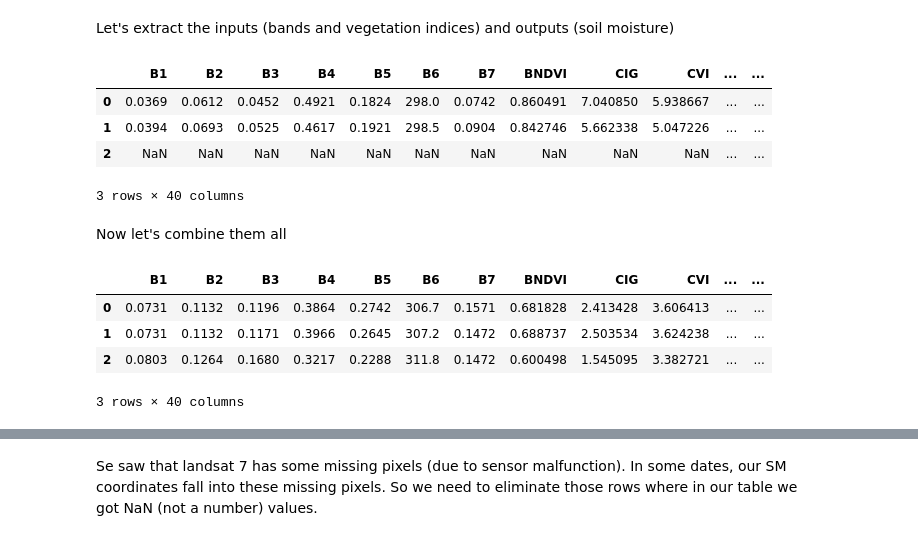
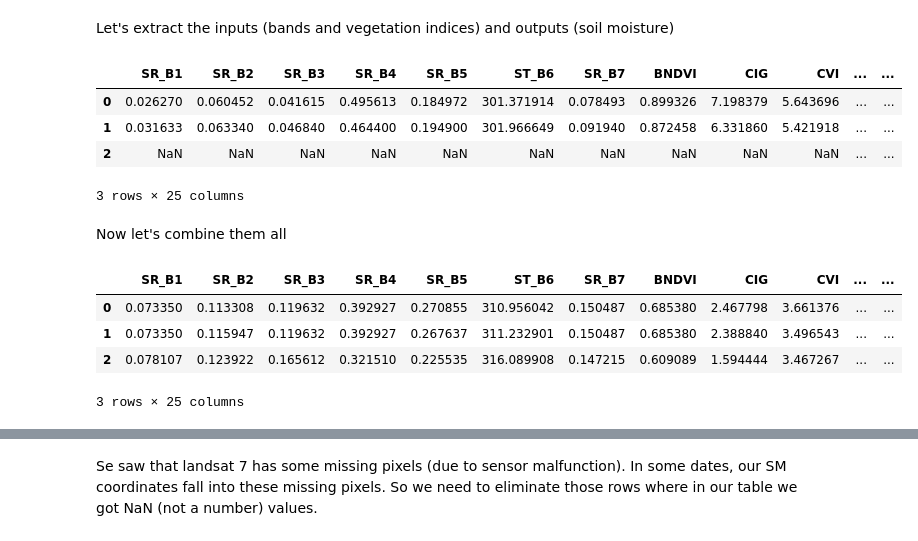
Before and after one commit to diviningwater/Machine-Learning-Applications-in-Remote-Sensing-Data, a Jupyter notebook: DSAW_Application_1_Step_2.ipynb, the cells around one changed output, grey strips where cells are left out. Drawn from its saved outputs; the diff is of its cells as text; code cells hidden in the pictures.

```diff
--- a/DSAW_Application_1_Step_2.ipynb
+++ b/DSAW_Application_1_Step_2.ipynb
@@ -64,8 +64,8 @@ print(sorted(sm_data_jun_30))
 # %% [markdown]
 Let's extract the inputs (bands and vegetation indices) and outputs (soil moisture)
 # %%
-bands=['B1','B2','B3','B4','B5','B6','B7']
-vegetation=['BNDVI','CIG','CVI','EVI','EVI2','GARI','GBNDVI','GEMI','GLI','GNDVI','GRNDVI','GVMI','MNDVI','NDVI','NGRDI','RVI','SAVI','VARI'
+bands=['SR_B1','SR_B2','SR_B3','SR_B4','SR_B5','ST_B6','SR_B7']
+vegetation=['BNDVI','CIG','CVI','EVI','EVI2','GARI','GBNDVI','GEMI','GLI','GNDVI','GRNDVI','GVMI','MNDVI','NDVI','NGRDI','SAVI','VARI'
 ]
 burn =['BAI','NBR','CSIT','NBRT','NDVIT','SAVIT']
 water=['MNDWI','NDWI']
@@ -73,19 +73,20 @@ snow=['NDSI']
 drought=['NDDI']
 kernel=['kEVI','kNDVI','kRVI','kVARI']
 # %%
-landsat7_may_13_sm_pixels=sm_data_may_13[bands+ vegetation+burn+water+snow+drought+kernel+['SM0513']]
-landsat7_may_29_sm_pixels=sm_data_may_29[bands+ vegetation+burn+water+snow+drought+kernel+['SM0529']]
-landsat7_jun_14_sm_pixels=sm_data_jun_14[bands+ vegetation+burn+water+snow+drought+kernel+['SM0614']]
-landsat7_jun_30_sm_pixels=sm_data_jun_30[bands+ vegetation+burn+water+snow+drought+kernel+['SM0630']]
+# bands+ vegetation+burn+water+snow+drought+kernel
+landsat7_may_13_sm_pixels=sm_data_may_13[bands+ vegetation+['SM0513']]
+landsat7_may_29_sm_pixels=sm_data_may_29[bands+ vegetation+['SM0529']]
+landsat7_jun_14_sm_pixels=sm_data_jun_14[bands+ vegetation+['SM0614']]
+landsat7_jun_30_sm_pixels=sm_data_jun_30[bands+ vegetation+['SM0630']]
 
 
 landsat7_may_29_sm_pixels.head(3)
 # %% [output]
-|  | B1 | B2 | B3 | B4 | B5 | B6 | B7 | BNDVI | CIG | CVI | ... | ... |
-| 0 | 0.0369 | 0.0612 | 0.0452 | 0.4921 | 0.1824 | 298.0 | 0.0742 | 0.860491 | 7.040850 | 5.938667 | ... | ... |
-| 1 | 0.0394 | 0.0693 | 0.0525 | 0.4617 | 0.1921 | 298.5 | 0.0904 | 0.842746 | 5.662338 | 5.047226 | ... | ... |
+|  | SR_B1 | SR_B2 | SR_B3 | SR_B4 | SR_B5 | ST_B6 | SR_B7 | BNDVI | CIG | CVI | ... | ... |
+| 0 | 0.026270 | 0.060452 | 0.041615 | 0.495613 | 0.184972 | 301.371914 | 0.078493 | 0.899326 | 7.198379 | 5.643696 | ... | ... |
+| 1 | 0.031633 | 0.063340 | 0.046840 | 0.464400 | 0.194900 | 301.966649 | 0.091940 | 0.872458 | 6.331860 | 5.421918 | ... | ... |
 | 2 | NaN | NaN | NaN | NaN | NaN | NaN | NaN | NaN | NaN | NaN | ... | ... |
-3 rows × 40 columns
+3 rows × 25 columns
 # %% [markdown]
 Now let's combine them all
 # %%
@@ -99,11 +100,11 @@ sm_data_jun_30 = landsat7_jun_30_sm_pixels.rename({'SM0630': 'SM'}, axis=1)
 
 sm_data_jun_30.head(3)
 # %% [output]
-|  | B1 | B2 | B3 | B4 | B5 | B6 | B7 | BNDVI | CIG | CVI | ... | ... |
-| 0 | 0.0731 | 0.1132 | 0.1196 | 0.3864 | 0.2742 | 306.7 | 0.1571 | 0.681828 | 2.413428 | 3.606413 | ... | ... |
-| 1 | 0.0731 | 0.1132 | 0.1171 | 0.3966 | 0.2645 | 307.2 | 0.1472 | 0.688737 | 2.503534 | 3.624238 | ... | ... |
-| 2 | 0.0803 | 0.1264 | 0.1680 | 0.3217 | 0.2288 | 311.8 | 0.1472 | 0.600498 | 1.545095 | 3.382721 | ... | ... |
+|  | SR_B1 | SR_B2 | SR_B3 | SR_B4 | SR_B5 | ST_B6 | SR_B7 | BNDVI | CIG | CVI | ... | ... |
+| 0 | 0.073350 | 0.113308 | 0.119632 | 0.392927 | 0.270855 | 310.956042 | 0.150487 | 0.685380 | 2.467798 | 3.661376 | ... | ... |
+| 1 | 0.073350 | 0.115947 | 0.119632 | 0.392927 | 0.267637 | 311.232901 | 0.150487 | 0.685380 | 2.388840 | 3.496543 | ... | ... |
+| 2 | 0.078107 | 0.123922 | 0.165612 | 0.321510 | 0.225535 | 316.089908 | 0.147215 | 0.609089 | 1.594444 | 3.467267 | ... | ... |
-3 rows × 40 columns
+3 rows × 25 columns
 # %%
 sm=pd.concat([sm_data_may_13,sm_data_may_29])
 sm=pd.concat([sm,sm_data_jun_14])
```
Also changed, not shown: parts of 10 cells of this notebook, 14 other files.
